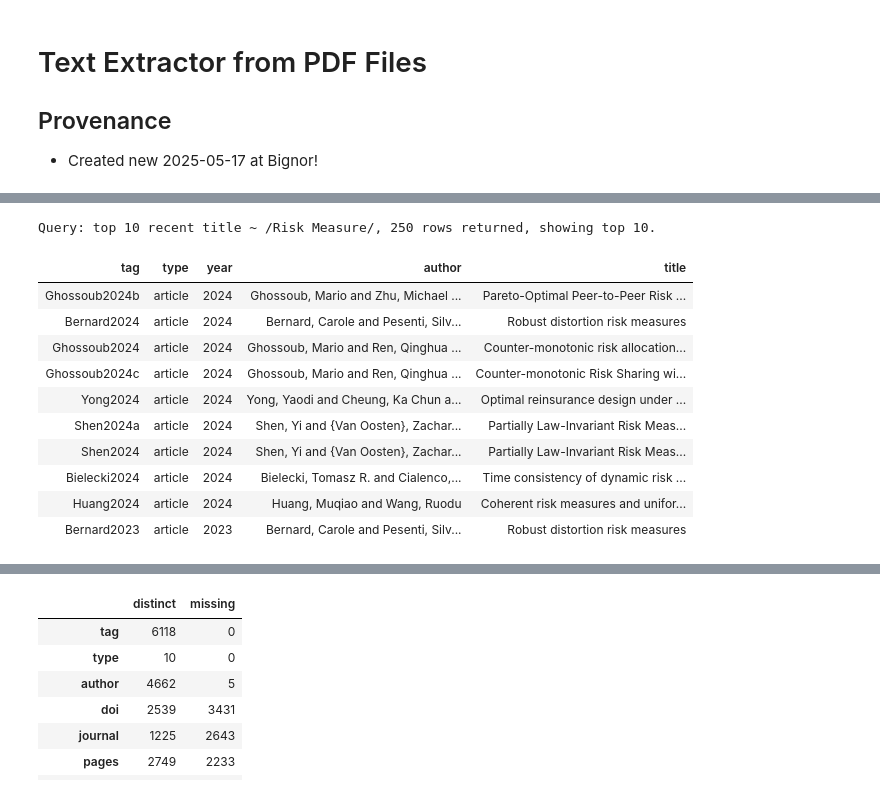
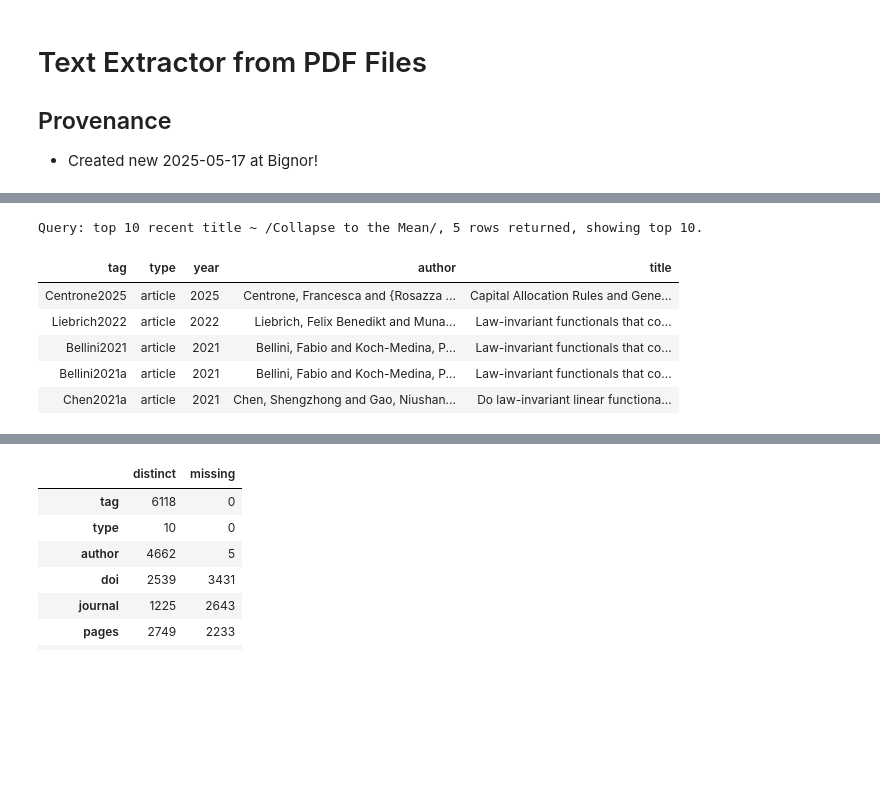
Before and after one commit to mynl/archivum_project, a Jupyter notebook: temp/text-extractor.ipynb, the cells around one changed output, grey strips where cells are left out. Cells and saved outputs as stored; diff of their text form; code cells hidden in the pictures; blank space fills up the shorter version.

```diff
--- a/temp/text-extractor.ipynb
+++ b/temp/text-extractor.ipynb
@@ -44,15 +56,10 @@ time: 813 ms (started: 2025-05-28 14:28:57 +01:00)
 # %%
-fGT(lib.ref_df.querex('top 10 recent title ~ /Risk Measure/'))
+fGT(lib.ref_df.querex('top 10 recent title ~ /Collapse to the Mean/'))
 # %% [output]
-Query: top 10 recent title ~ /Risk Measure/, 250 rows returned, showing top 10.
+Query: top 10 recent title ~ /Collapse to the Mean/, 5 rows returned, showing top 10.
 | tag | type | year | author | title |
-| Ghossoub2024b | article | 2024 | Ghossoub, Mario and Zhu, Michael ... | Pareto-Optimal Peer-to-Peer Risk ... |
-| Bernard2024 | article | 2024 | Bernard, Carole and Pesenti, Silv... | Robust distortion risk measures |
-| Ghossoub2024 | article | 2024 | Ghossoub, Mario and Ren, Qinghua ... | Counter-monotonic risk allocation... |
-| Ghossoub2024c | article | 2024 | Ghossoub, Mario and Ren, Qinghua ... | Counter-monotonic Risk Sharing wi... |
-| Yong2024 | article | 2024 | Yong, Yaodi and Cheung, Ka Chun a... | Optimal reinsurance design under ... |
-| Shen2024a | article | 2024 | Shen, Yi and {Van Oosten}, Zachar... | Partially Law-Invariant Risk Meas... |
-| Shen2024 | article | 2024 | Shen, Yi and {Van Oosten}, Zachar... | Partially Law-Invariant Risk Meas... |
-| Bielecki2024 | article | 2024 | Bielecki, Tomasz R. and Cialenco,... | Time consistency of dynamic risk ... |
-| Huang2024 | article | 2024 | Huang, Muqiao and Wang, Ruodu | Coherent risk measures and unifor... |
-| Bernard2023 | article | 2023 | Bernard, Carole and Pesenti, Silv... | Robust distortion risk measures |
+| Centrone2025 | article | 2025 | Centrone, Francesca and {Rosazza ... | Capital Allocation Rules and Gene... |
+| Liebrich2022 | article | 2022 | Liebrich, Felix Benedikt and Muna... | Law-invariant functionals that co... |
+| Bellini2021 | article | 2021 | Bellini, Fabio and Koch-Medina, P... | Law-invariant functionals that co... |
+| Bellini2021a | article | 2021 | Bellini, Fabio and Koch-Medina, P... | Law-invariant functionals that co... |
+| Chen2021a | article | 2021 | Chen, Shengzhong and Gao, Niushan... | Do law-invariant linear functiona... |
```
Also changed, not shown: parts of 52 cells of this notebook, 18 other files.
